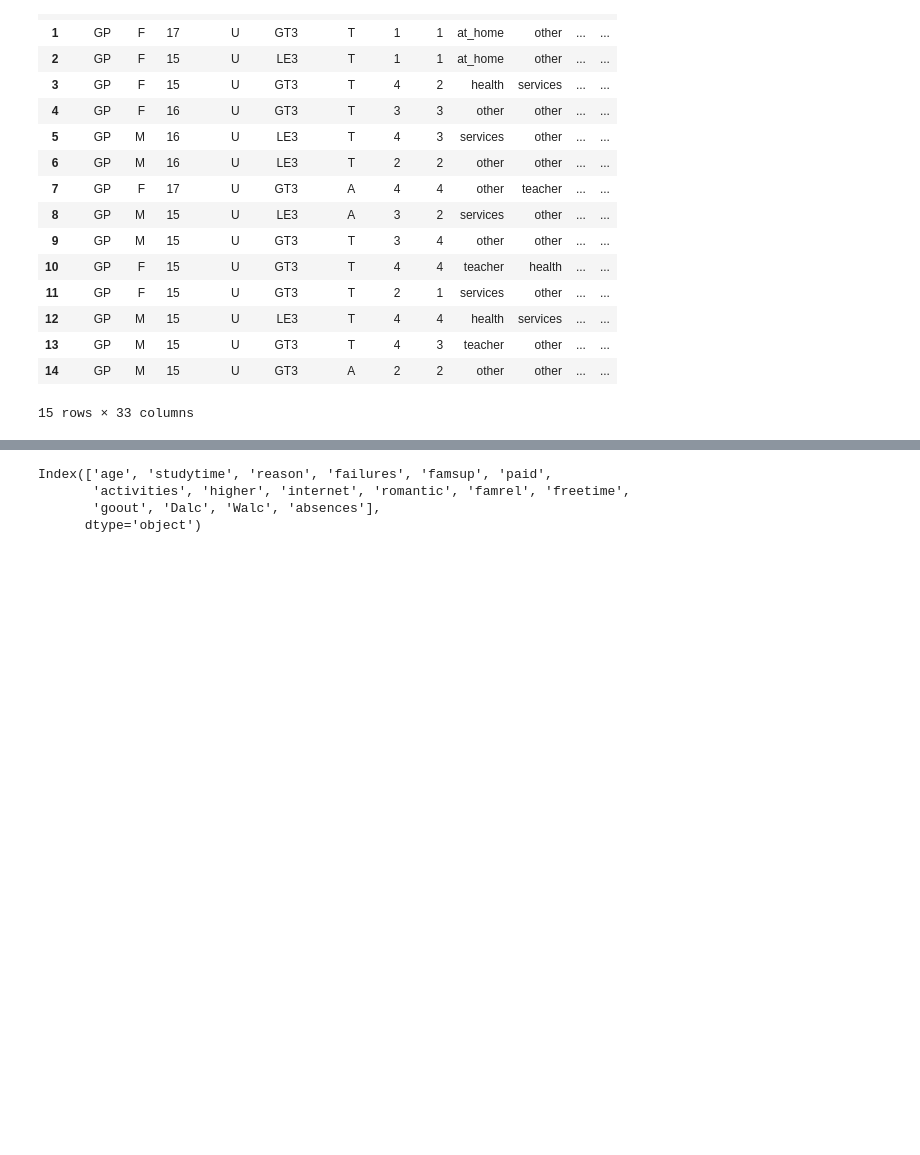
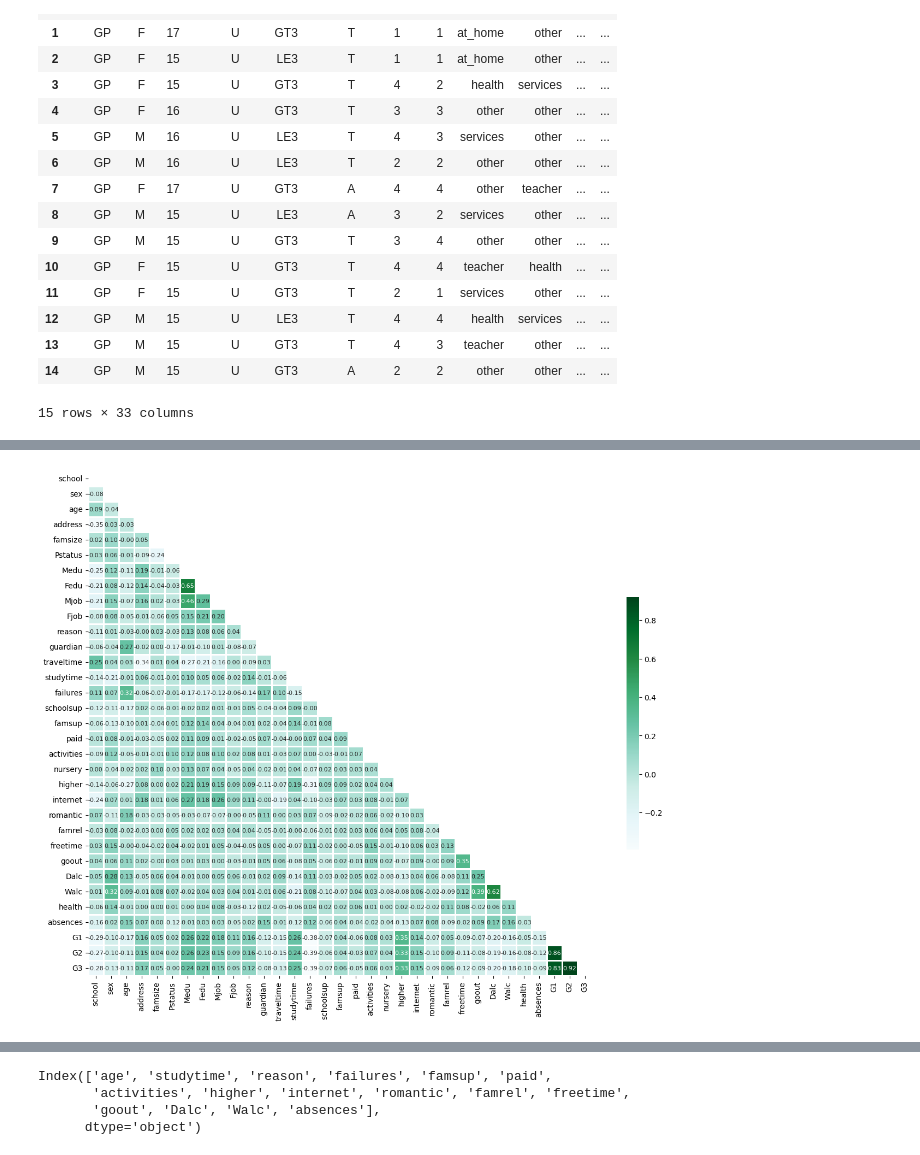
Before and after one commit to PNUAITeam13/AlcoholConsumption, a Jupyter notebook: alcohol_consumption.ipynb, the cells around one changed output, grey strips where cells are left out. Saved outputs shown, nothing was run; the diff lists cells and outputs as text; code cells hidden in the pictures; blank space fills up the shorter version.

Commit message:
STARTAI-13: Added vizualize helper

```diff
--- a/alcohol_consumption.ipynb
+++ b/alcohol_consumption.ipynb
@@ -51,0 +66,11 @@ X_test_full = math_dataset.copy()
+# %%
+import importlib
+importlib.reload(vizual.vizual_lib)
+from vizual.vizual_lib import VizualLib
+
+vizual_helper = VizualLib(X=X_train_full, target_column='G3')
+# %%
+# Heat map
+vizual_helper.heat_map()
+# %% [output]
+[figure, added]
```
Also changed, not shown: parts of 16 cells of this notebook, 2 other files.
